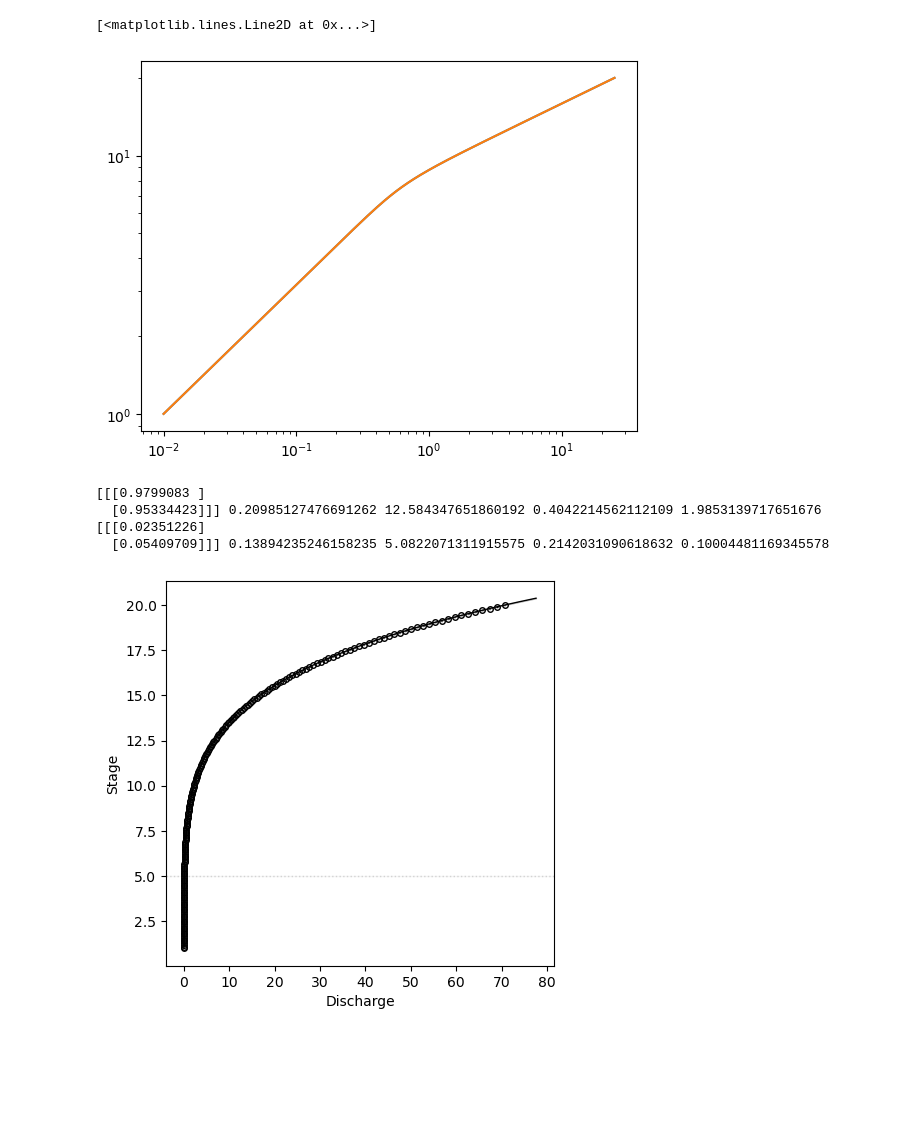
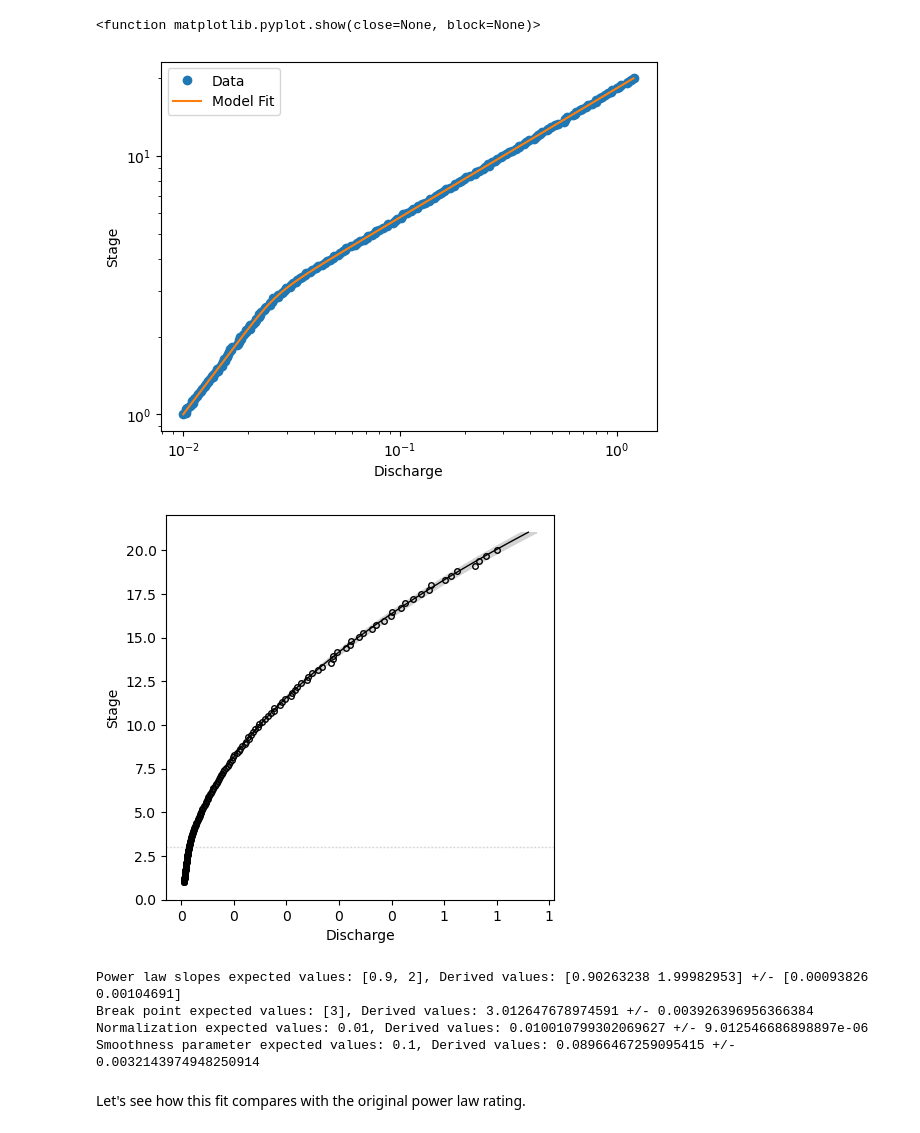
Before and after one commit to thodson-usgs/ratingcurve, a Jupyter notebook: notebooks/SmoothPowerLaw_Example.ipynb, the cells around one changed output. Cells and saved outputs as stored; diff of their text form; code cells hidden in the pictures; blank space fills up the shorter version.

```diff
--- a/notebooks/SmoothPowerLaw_Example.ipynb
+++ b/notebooks/SmoothPowerLaw_Example.ipynb
@@ -27,6 +37,14 @@ def SmoothlyBrokenPowerLaw(x: ArrayLike, amplitude: float, breaks: ArrayLike, al
 # %%
-h = np.linspace(1, 20, 201)
+h = np.geomspace(1, 20, 201)
 a = 0.01
-breaks = [8]
-alphas = [2, 4]
-q = SmoothlyBrokenPowerLaw(h, a, breaks, alphas, 0.1)
+delta = 0.1
+breaks = [3]
+alphas = [0.9, 2]
+q = SmoothlyBrokenPowerLaw(h, a, breaks, alphas, delta)
+# Add some random noise in log space
+q = np.exp(np.log(q) + np.random.randn(len(q)) * 0.01)
+
+fig, ax = plt.subplots()
+ax.loglog(q, h, marker='o', linestyle='')
+ax.set(xlabel='Discharge', ylabel='Stage')
+plt.show
@@ -58,21 +69,33 @@ Interrupted at 51,399 [25%]: Average Loss = 3,421.7
 # %%
-plt.loglog(q, h)
-plt.loglog(data['discharge'], data['stage'])
+fig, ax = plt.subplots()
+ax.loglog(q, h, marker='o', linestyle='', label='Data')
+ax.loglog(data['discharge'], data['stage'], label='Model Fit')
+ax.set(xlabel='Discharge', ylabel='Stage')
+plt.legend()
+plt.show
 # %% [output]
-[<matplotlib.lines.Line2D at 0x...>]
+<function matplotlib.pyplot.show(close=None, block=None)>
-[figure, old version]
+[figure, new version]
-# %%
-print(trace.posterior.w.mean(axis=1).values, np.exp(trace.posterior.a.mean().values), trace.posterior.hs.mean().values, trace.posterior.delta.mean().values, trace.posterior.sigma.mean().values)
-print(trace.posterior.w.std(axis=1).values, trace.posterior.a.std().values, trace.posterior.hs.std().values, trace.posterior.delta.std().values, trace.posterior.sigma.std().values)
-# %% [output]
-[[[0.9799083 ]
-  [0.95334423]]] 0.20985127476691262 12.584347651860192 0.4042214562112109 1.9853139717651676
-[[[0.02351226]
-  [0.05409709]]] 0.13894235246158235 5.0822071311915575 0.2142031090618632 0.10004481169345578
 # %%
 smoothpowerrating.plot(trace)
 # %% [output]
-[figure, old version]
+[figure, new version]
+# %%
+print('Power law slopes expected values: '+str(alphas)+', Derived values: '
+      +str(trace.posterior.w.mean(axis=1).values.squeeze())+' +/- '+str(trace.posterior.w.std(axis=1).values.squeeze()))
+print('Break point expected values: '+str(breaks)+', Derived values: '
+      +str(trace.posterior.hs.mean(axis=1).values.squeeze())+' +/- '+str(trace.posterior.hs.std(axis=1).values.squeeze()))
+print('Normalization expected values: '+str(a)+', Derived values: '
+      +str(np.exp(trace.posterior.a.mean().values.squeeze()))+' +/- '+str(np.exp(trace.posterior.a.mean().values.squeeze()) * trace.posterior.a.std().values.squeeze()))
+print('Smoothness parameter expected values: '+str(delta)+', Derived values: '
+      +str(trace.posterior.delta.mean().values.squeeze())+' +/- '+str(trace.posterior.delta.std().values.squeeze()))
+# %% [output]
+Power law slopes expected values: [0.9, 2], Derived values: [0.90263238 1.99982953] +/- [0.00093826 0.00104691]
+Break point expected values: [3], Derived values: 3.012647678974591 +/- 0.003926396956366384
+Normalization expected values: 0.01, Derived values: 0.010010799302069627 +/- 9.012546686898897e-06
+Smoothness parameter expected values: 0.1, Derived values: 0.08966467259095415 +/- 0.0032143974948250914
+# %% [markdown]
+Let's see how this fit compares with the original power law rating.
 # %%
 from ratingcurve.ratingmodel import PowerLawRating
 
```
Also changed, not shown: parts of 23 cells of this notebook, 2 other files.
